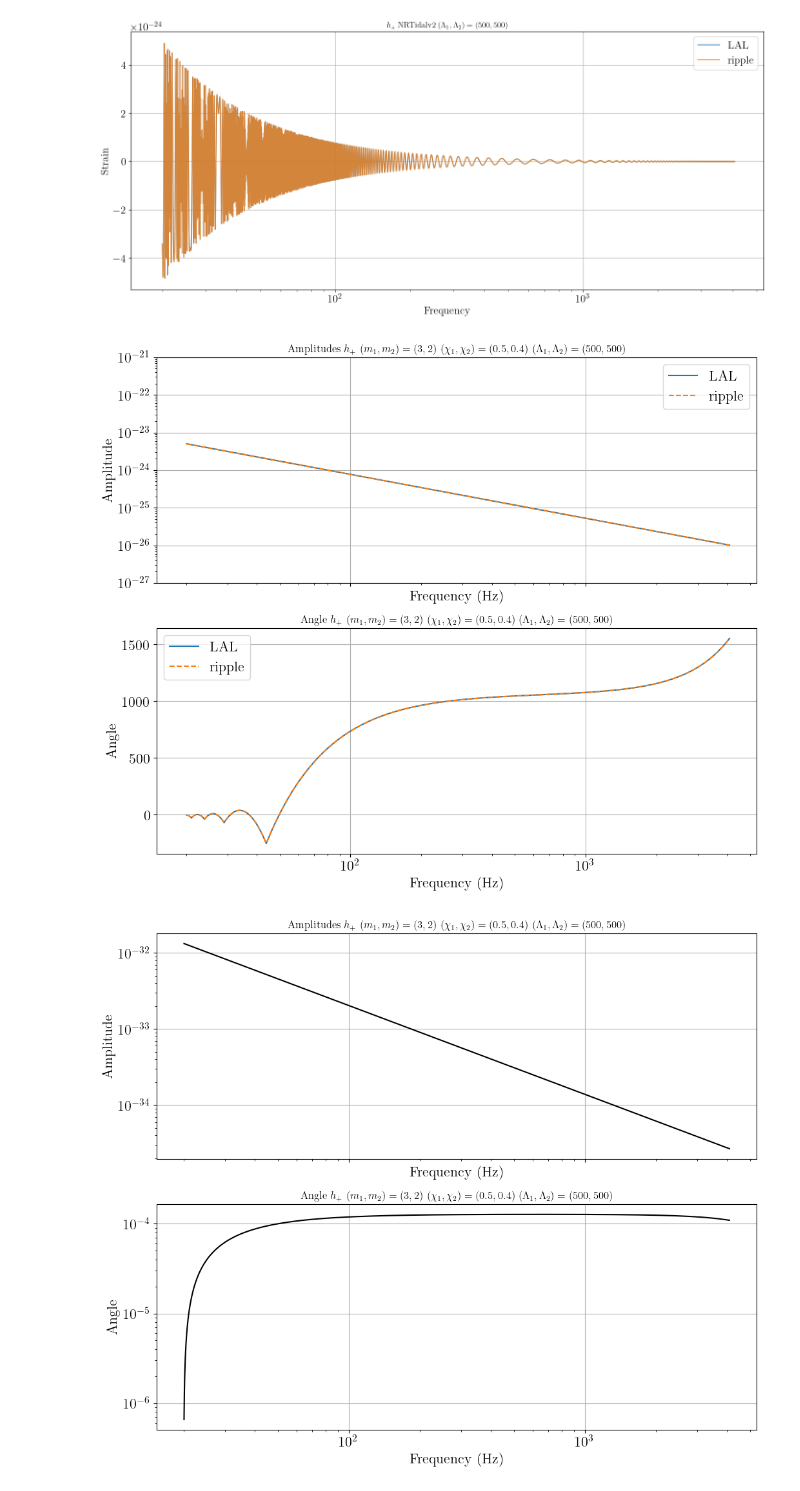
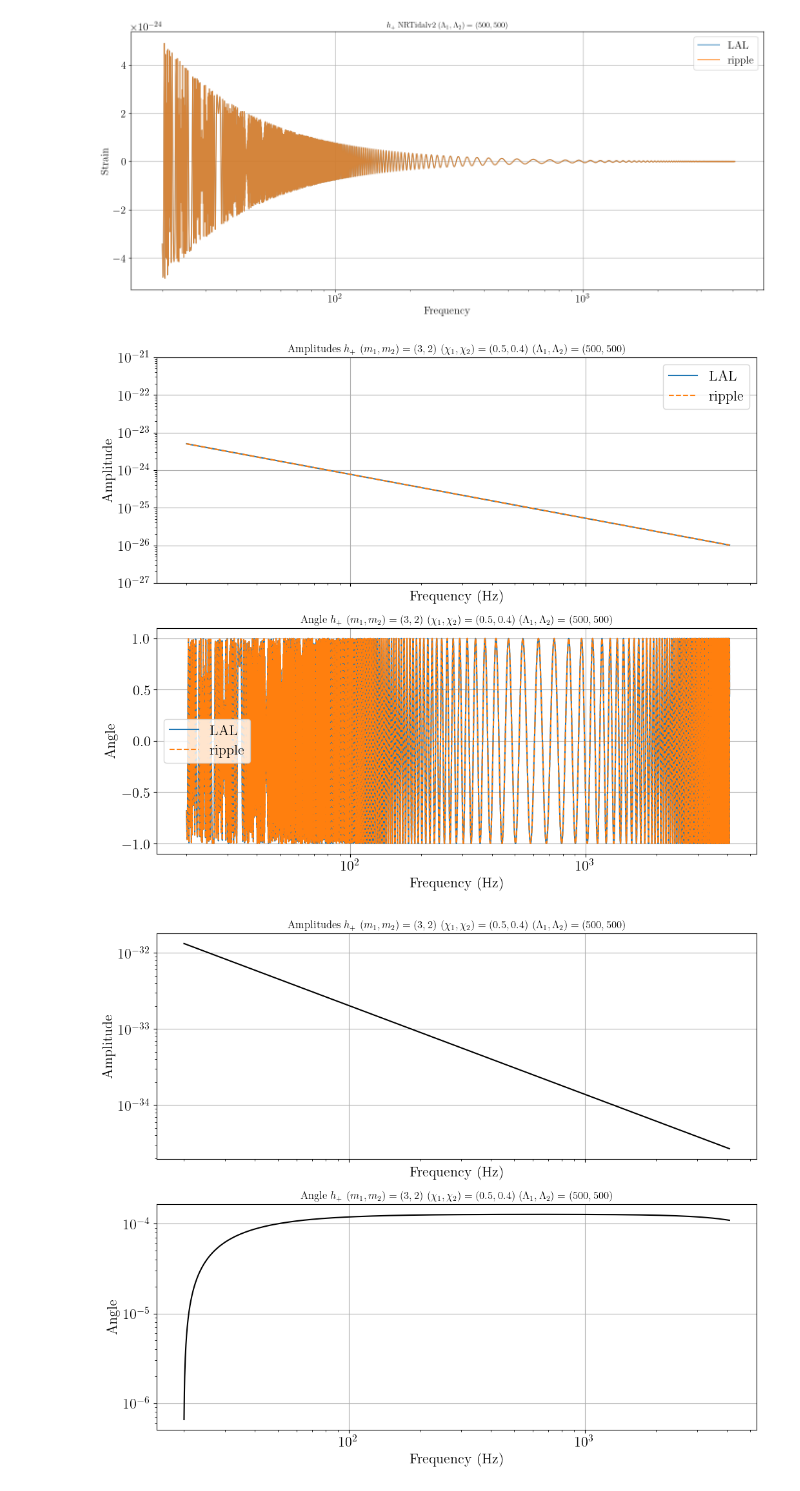
Before and after one commit to ThibeauWouters/ripple, a Jupyter notebook: notebooks/check_TaylorF2.ipynb, the cells around one changed output. Saved outputs shown, nothing was run; the diff lists cells and outputs as text; code cells hidden in the pictures.

```diff
--- a/notebooks/check_TaylorF2.ipynb
+++ b/notebooks/check_TaylorF2.ipynb
@@ -198,6 +201,7 @@ phase_lalsuite = hp_lalsuite / A_lalsuite
 A_ripple = jnp.abs(hp_ripple)
 angle_ripple = np.unwrap(np.angle(hp_ripple))
 phase_ripple = hp_ripple / A_ripple
+
 
 # Choose whether we plot the angle or the phase
 plot_angle = True
@@ -208,36 +212,36 @@ plt.subplot(2, 1, 1)
 # Plot the amplitude
 plt.plot(freqs_lal[mask_lal], A_lalsuite, "-", label = "LAL")
 plt.plot(fs_ripple, A_ripple, "--", label = "ripple")
 
 
 plt.title(r"Amplitudes $h_+$ ($m_1, m_2) = ({}, {}$) ($\chi_1, \chi_2) = ({}, {}$) ($\Lambda_1, \Lambda_2) = ({}, {}$)".format(m1, m2, chi1, chi2, lambda1, lambda2))
 plt.yscale('log')
 plt.xscale('log')
 plt.xlabel("Frequency (Hz)")
 plt.ylabel("Amplitude")
 plt.ylim(1e-27, 1e-21)
 plt.xlim(f_l - 5)
 plt.legend()
 
 # Plot the angle or the phase
 plt.subplot(2, 1, 2)
 if plot_angle:
-    plt.plot(freqs_lal[mask_lal], angle_lalsuite, "-", label = "LAL")
-    plt.plot(fs_ripple, angle_ripple, "--", label = "ripple")
+    plt.plot(freqs_lal[mask_lal], phase_lalsuite, "-", label = "LAL")
+    plt.plot(fs_ripple, phase_ripple, "--", label = "ripple")
     name = "Angle"
 else:
     plt.plot(freqs_lal[mask_lal], angle_lalsuite, "-", label = "LAL")
     plt.plot(fs_ripple, phase_ripple, "--", label = "ripple")
     name = "Phase"
 plt.legend()
 plt.title(r"{} $h_+$ ($m_1, m_2) = ({}, {}$) ($\chi_1, \chi_2) = ({}, {}$) ($\Lambda_1, \Lambda_2) = ({}, {}$)".format(name, m1, m2, chi1, chi2, lambda1, lambda2))
 plt.xlabel("Frequency (Hz)")
 plt.ylabel(f"{name}")
 plt.xscale('log')
 plt.xlim(f_l - 5)
 plt.show()
 # %% [output]
-[figure, old version]
+[figure, new version]
 # %%
 plt.subplots(2, 1, figsize=(12, 10), sharex=True)
 plt.subplot(2, 1, 1)
```
Also changed, not shown: parts of 1 cell of this notebook, 1 other file.
